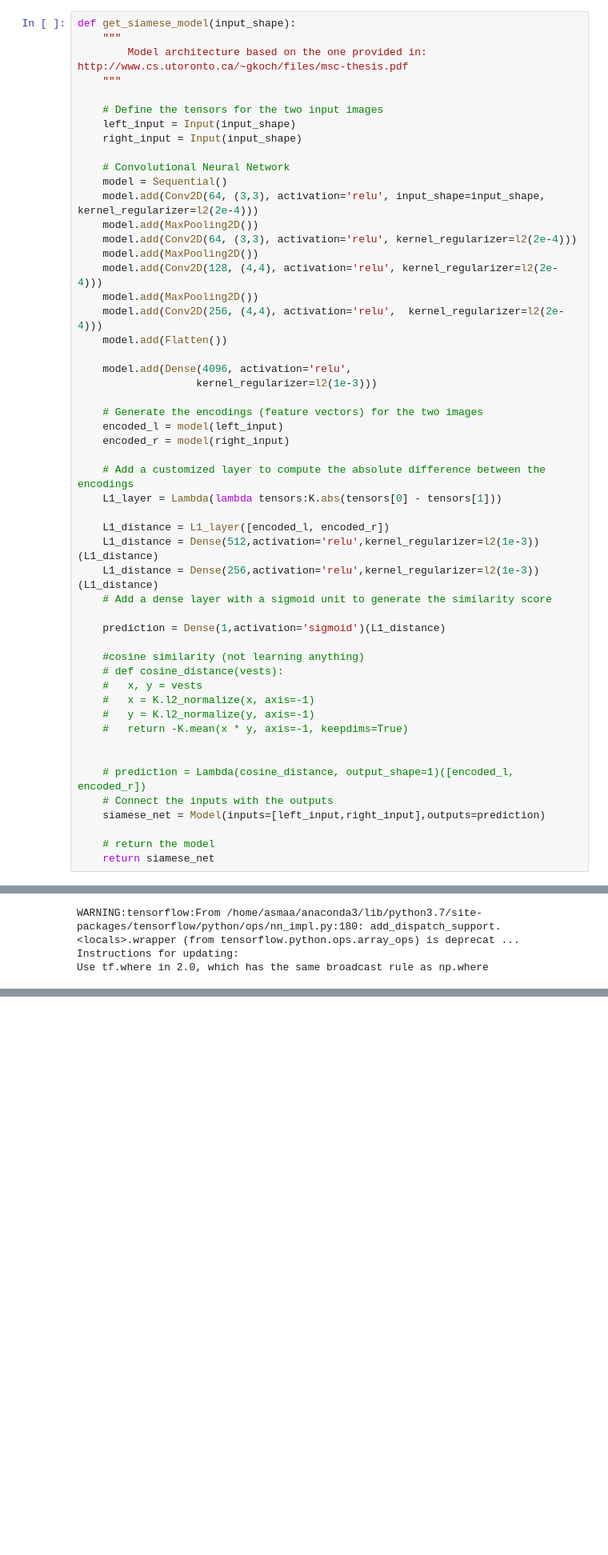
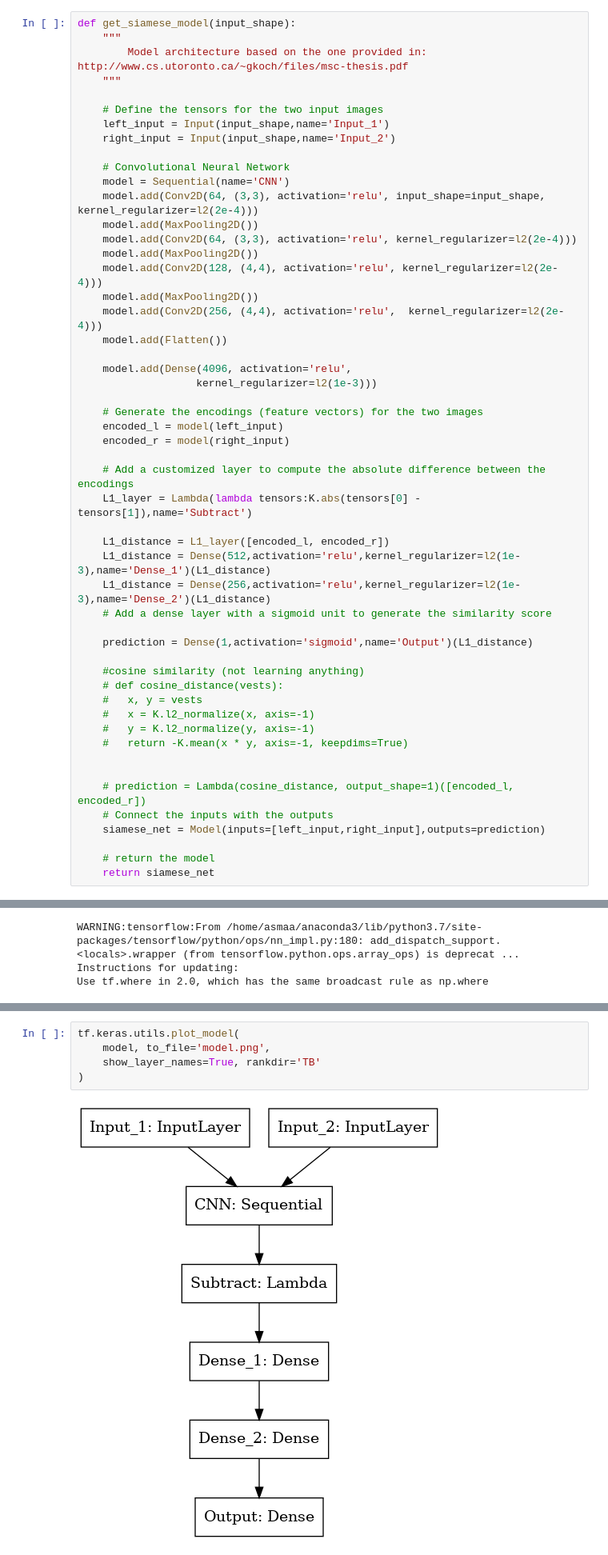
Before and after one commit to AsmaaSobhyy/Hieroglyph-classifier, a Jupyter notebook: oneshot learning.ipynb, the cells around one changed output, grey strips where cells are left out. Shown at 80% size. Cells and saved outputs as stored; diff of their text form; blank space fills up the shorter version.

Commit message:
plotting model

```diff
--- a/oneshot learning.ipynb
+++ b/oneshot learning.ipynb
@@ -324,11 +337,11 @@ def get_siamese_model(input_shape):
     """
 
     # Define the tensors for the two input images
-    left_input = Input(input_shape)
-    right_input = Input(input_shape)
+    left_input = Input(input_shape,name='Input_1')
+    right_input = Input(input_shape,name='Input_2')
 
     # Convolutional Neural Network
-    model = Sequential()
+    model = Sequential(name='CNN')
     model.add(Conv2D(64, (3,3), activation='relu', input_shape=input_shape, kernel_regularizer=l2(2e-4)))
     model.add(MaxPooling2D())
     model.add(Conv2D(64, (3,3), activation='relu', kernel_regularizer=l2(2e-4)))
@@ -346,14 +359,14 @@ def get_siamese_model(input_shape):
     encoded_r = model(right_input)
 
     # Add a customized layer to compute the absolute difference between the encodings
-    L1_layer = Lambda(lambda tensors:K.abs(tensors[0] - tensors[1]))
+    L1_layer = Lambda(lambda tensors:K.abs(tensors[0] - tensors[1]),name='Subtract')
 
     L1_distance = L1_layer([encoded_l, encoded_r])
-    L1_distance = Dense(512,activation='relu',kernel_regularizer=l2(1e-3))(L1_distance)
-    L1_distance = Dense(256,activation='relu',kernel_regularizer=l2(1e-3))(L1_distance)
+    L1_distance = Dense(512,activation='relu',kernel_regularizer=l2(1e-3),name='Dense_1')(L1_distance)
+    L1_distance = Dense(256,activation='relu',kernel_regularizer=l2(1e-3),name='Dense_2')(L1_distance)
     # Add a dense layer with a sigmoid unit to generate the similarity score
 
-    prediction = Dense(1,activation='sigmoid')(L1_distance)
+    prediction = Dense(1,activation='sigmoid',name='Output')(L1_distance)
 
     #cosine similarity (not learning anything)
     # def cosine_distance(vests):
@@ -402,3 +413,10 @@ a function that create pairs of images with y= 1 if they are similar and 0 if th
+# %%
+tf.keras.utils.plot_model(
+    model, to_file='model.png',
+    show_layer_names=True, rankdir='TB'
+)
+# %% [output]
+[figure, added]
 # %% [markdown]
 ## a function to predict which glyph
 # %%
```
Also changed, not shown: parts of 10 cells of this notebook, 2 other files.
